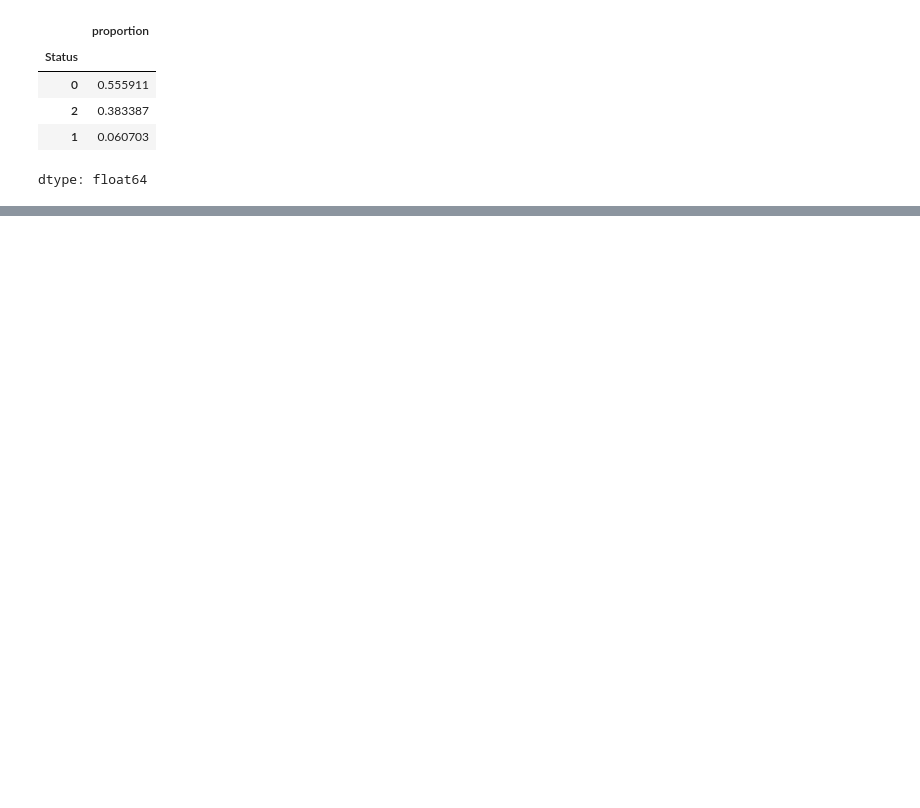
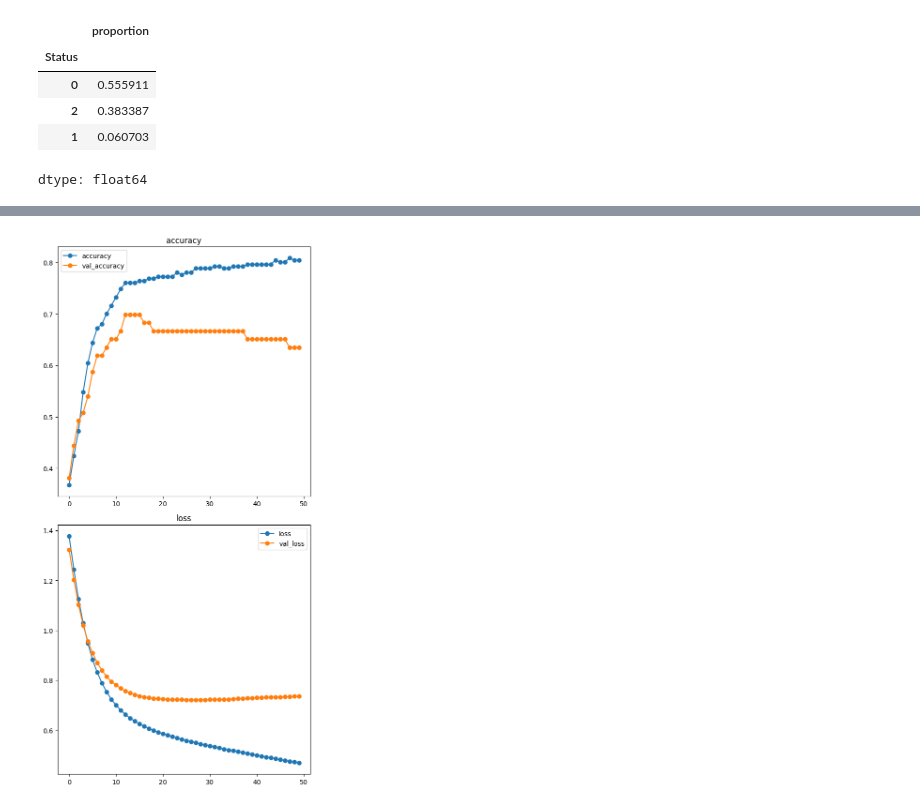
Before and after one commit to swirita/Cirrhosis-Prediction, a Jupyter notebook: Cirrhosis_Prediction.ipynb, the cells around one changed output, grey strips where cells are left out. Drawn from its saved outputs; the diff is of its cells as text; code cells hidden in the pictures; blank space fills up the shorter version.

Commit message:
Implement Neural Networks Model

```diff
--- a/Cirrhosis_Prediction.ipynb
+++ b/Cirrhosis_Prediction.ipynb
@@ -1583,3 +1642,26 @@ y_train_enc.value_counts(normalize=True)
 | 2 | 0.383387 |
 | 1 | 0.060703 |
 dtype: float64
+# %%
+X_train_nn= preprocessor.fit_transform(X_train, y_train)
+X_test_nn= preprocessor.transform(X_test)
+# %%
+input_shape = X_train_nn.shape[1]
+model = Sequential()
+
+# Hidden Layers
+# First
+model.add(Dense(32, input_dim=input_shape, activation= 'relu'))
+# Output
+model.add(Dense(3,activation='softmax'))
+
+model.compile(
+    optimizer='adam',
+    loss='sparse_categorical_crossentropy',
+    metrics=['accuracy']
+)
+# %%
+history = model.fit(
+    X_train_nn, y_train_enc,
+    validation_split=0.2,
+    epochs=50)
@@ -1585,0 +1686,4 @@ dtype: float64
+# %%
+plot_history(history);
+# %% [output]
+[figure, added]
```
Also changed, not shown: parts of 8 cells of this notebook.
